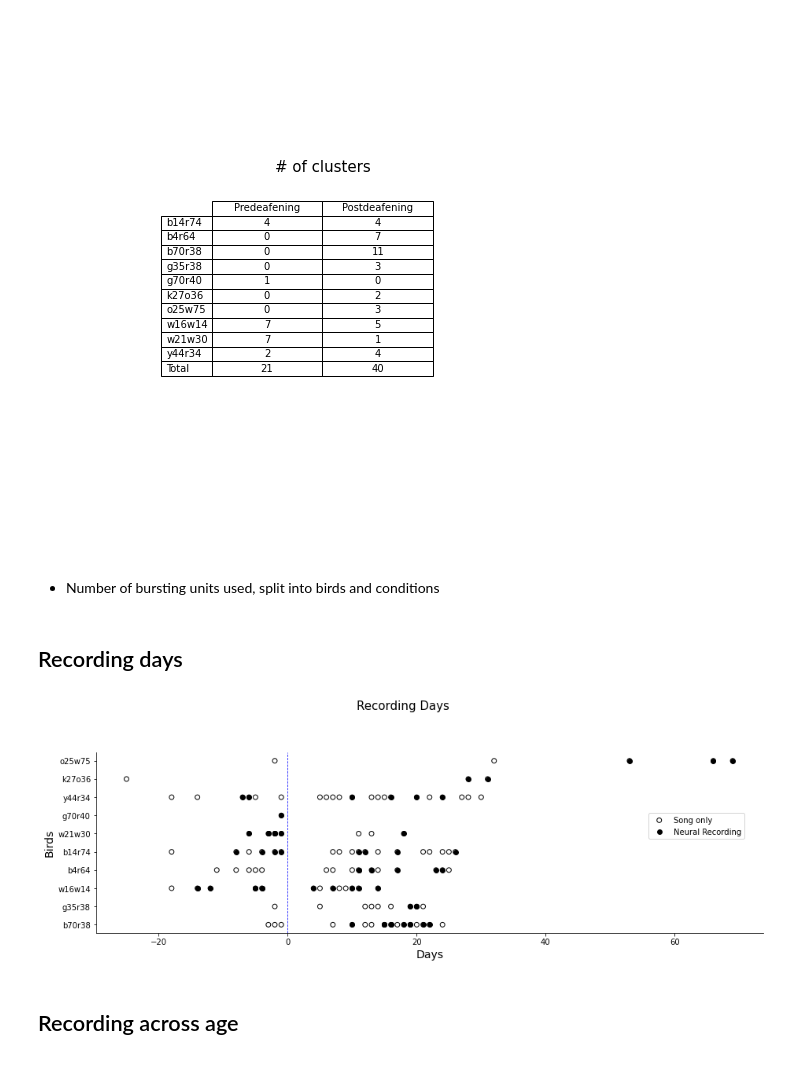
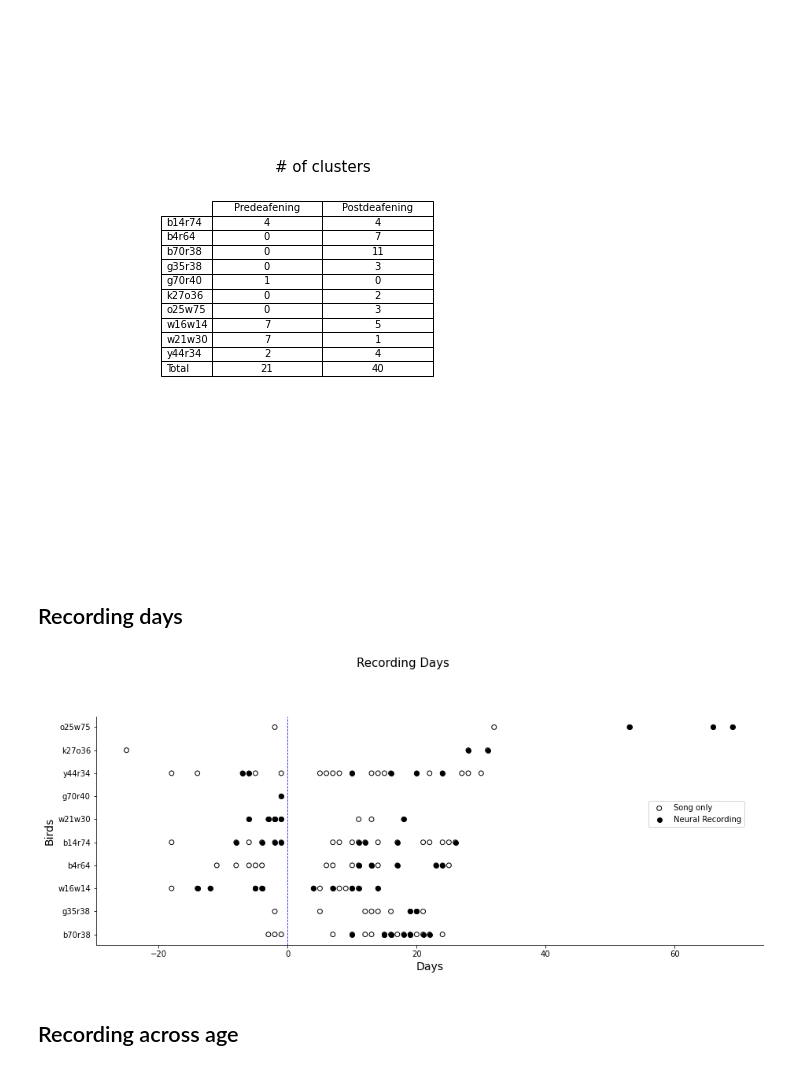
Before and after one commit to JaerongA/pyfinch, a Jupyter notebook: deafening/results/cluster_info.ipynb, the cells around one changed output. Cells and saved outputs as stored; diff of their text form; code cells hidden in the pictures.

```diff
--- a/deafening/results/cluster_info.ipynb
+++ b/deafening/results/cluster_info.ipynb
@@ -60,8 +62,6 @@ def get_nb_clusters(save_fig=False, save_dir_name='Results', fig_ext='.png'):
 get_nb_clusters()
 # %% [output]
 [figure]
-# %% [markdown]
-- Number of bursting units used, split into birds and conditions
 # %% [markdown]
 ## Recording days
 # %%
@@ -77,35 +77,35 @@ song_df.set_index('id')
 cluster_df = db.to_dataframe(f"SELECT * FROM cluster WHERE analysisOK=TRUE")
 cluster_df.set_index('id')
 bird_df = db.to_dataframe(f"SELECT * FROM bird")
 bird_df.set_index('id')
 
 # Plot figure
-fig, ax = plt.subplots(figsize=(13, 5))
+fig, ax = plt.subplots(figsize=(13, 6))
 plt.suptitle('Recording Days', y=.95, fontsize=15)
 
 ax = plt.subplot2grid((6, 1), (1, 0), rowspan=5, colspan=1)
 for ind, bird in enumerate(song_df['birdID'].unique()):
     bird_df = song_df[(song_df['birdID'] == bird)]
 
     ax.scatter(bird_df['taskSessionDeafening'], len(bird_df['taskSessionDeafening']) * [ind+1],
                s=circ_size, color='k', facecolors='none')
 
     cell_recording_days = cluster_df[cluster_df['birdID'] == bird]['taskSessionDeafening']
     ax.scatter(cell_recording_days, len(cell_recording_days) * [ind+1],
                s=circ_size, color='k')
 
 ax.legend(['Song only', 'Neural Recording'], loc='lower center', bbox_to_anchor=(0.9, 0.5))
 ax.set_yticks(range(1, len(song_df['birdID'].unique())+1))
 ax.set_yticklabels(song_df['birdID'].unique())
 ax.set_xlabel('Days', fontsize=14)
 ax.set_ylabel('Birds', fontsize=14)
 ax.axvline(x=0, color='b', ls='--', lw=0.8)
 
 fig.tight_layout()
 remove_right_top(ax)
 plt.show()
 # %% [output]
-[figure, old version]
+[figure, new version]
 # %% [markdown]
 ## Recording across age
 # %%
```
Also changed, not shown: parts of 3 cells of this notebook, 4 other files.
